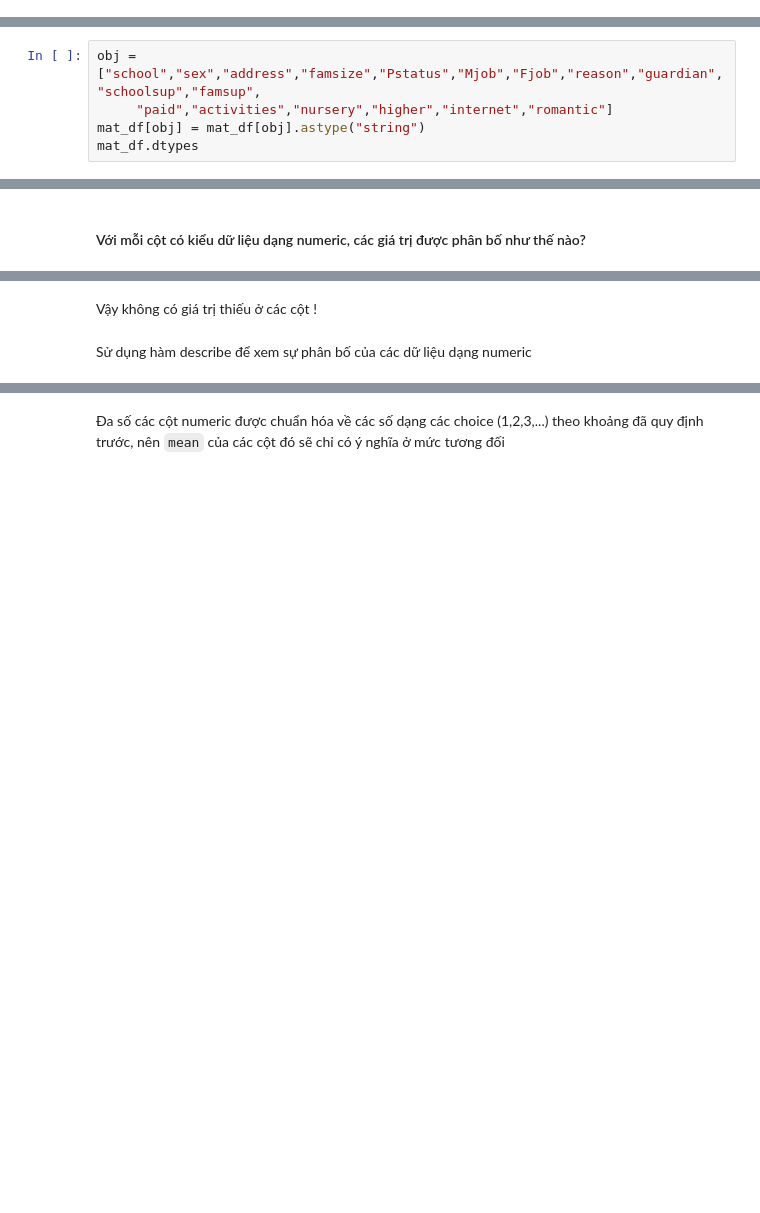
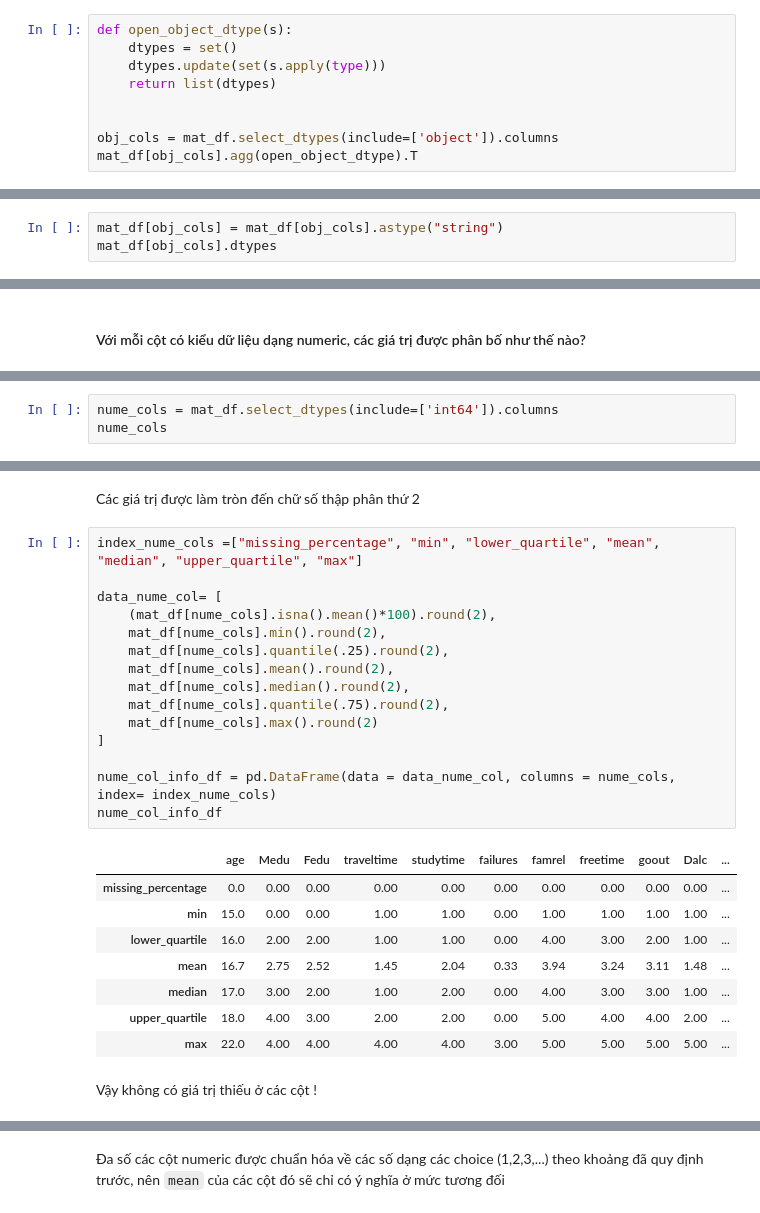
Before and after one commit to hotranvietcuong2001/P4DS_CQ19_FinalProject, a Jupyter notebook: student_performance.ipynb, the cells around one changed output, grey strips where cells are left out. Drawn from its saved outputs; the diff is of its cells as text; blank space fills up the shorter version.

```diff
--- a/student_performance.ipynb
+++ b/student_performance.ipynb
@@ -133,0 +132,9 @@ Theo mô tả từ file `student.txt`, các cột này chứa kiểu dữ liệu
+# %%
+def open_object_dtype(s):
+    dtypes = set()
+    dtypes.update(set(s.apply(type)))
+    return list(dtypes)
+
+
+obj_cols = mat_df.select_dtypes(include=['object']).columns
+mat_df[obj_cols].agg(open_object_dtype).T
@@ -136,5 +163,0 @@ Thật ra, theo file `student.txt` các cột này chứa các binary hoặc nom
-# %%
-obj = ["school","sex","address","famsize","Pstatus","Mjob","Fjob","reason","guardian","schoolsup","famsup",
-     "paid","activities","nursery","higher","internet","romantic"]
-mat_df[obj] = mat_df[obj].astype("string")
-mat_df.dtypes
@@ -158,0 +164,3 @@ dtype: object
+# %%
+mat_df[obj_cols] = mat_df[obj_cols].astype("string")
+mat_df[obj_cols].dtypes
@@ -191,0 +192,3 @@ num_missing_ratio
+# %%
+nume_cols = mat_df.select_dtypes(include=['int64']).columns
+nume_cols
@@ -192,4 +209,28 @@ num_missing_ratio
+# %% [markdown]
+Các giá trị được làm tròn đến chữ số thập phân thứ 2
+# %%
+index_nume_cols =["missing_percentage", "min", "lower_quartile", "mean", "median", "upper_quartile", "max"]
+
+data_nume_col= [
+    (mat_df[nume_cols].isna().mean()*100).round(2),
+    mat_df[nume_cols].min().round(2),
+    mat_df[nume_cols].quantile(.25).round(2),
+    mat_df[nume_cols].mean().round(2),
+    mat_df[nume_cols].median().round(2),
+    mat_df[nume_cols].quantile(.75).round(2),
+    mat_df[nume_cols].max().round(2)
+]
+
+nume_col_info_df = pd.DataFrame(data = data_nume_col, columns = nume_cols, index= index_nume_cols)
+nume_col_info_df
+# %% [output]
+|  | age | Medu | Fedu | traveltime | studytime | failures | famrel | freetime | goout | Dalc | ... |
+| missing_percentage | 0.0 | 0.00 | 0.00 | 0.00 | 0.00 | 0.00 | 0.00 | 0.00 | 0.00 | 0.00 | ... |
+| min | 15.0 | 0.00 | 0.00 | 1.00 | 1.00 | 0.00 | 1.00 | 1.00 | 1.00 | 1.00 | ... |
+| lower_quartile | 16.0 | 2.00 | 2.00 | 1.00 | 1.00 | 0.00 | 4.00 | 3.00 | 2.00 | 1.00 | ... |
+| mean | 16.7 | 2.75 | 2.52 | 1.45 | 2.04 | 0.33 | 3.94 | 3.24 | 3.11 | 1.48 | ... |
+| median | 17.0 | 3.00 | 2.00 | 1.00 | 2.00 | 0.00 | 4.00 | 3.00 | 3.00 | 1.00 | ... |
+| upper_quartile | 18.0 | 4.00 | 3.00 | 2.00 | 2.00 | 0.00 | 5.00 | 4.00 | 4.00 | 2.00 | ... |
+| max | 22.0 | 4.00 | 4.00 | 4.00 | 4.00 | 3.00 | 5.00 | 5.00 | 5.00 | 5.00 | ... |
 # %% [markdown]
 Vậy không có giá trị thiếu ở các cột !
-# %% [markdown]
-Sử dụng hàm describe để xem sự phân bố của các dữ liệu dạng numeric
```
Also changed, not shown: parts of 30 cells of this notebook.
